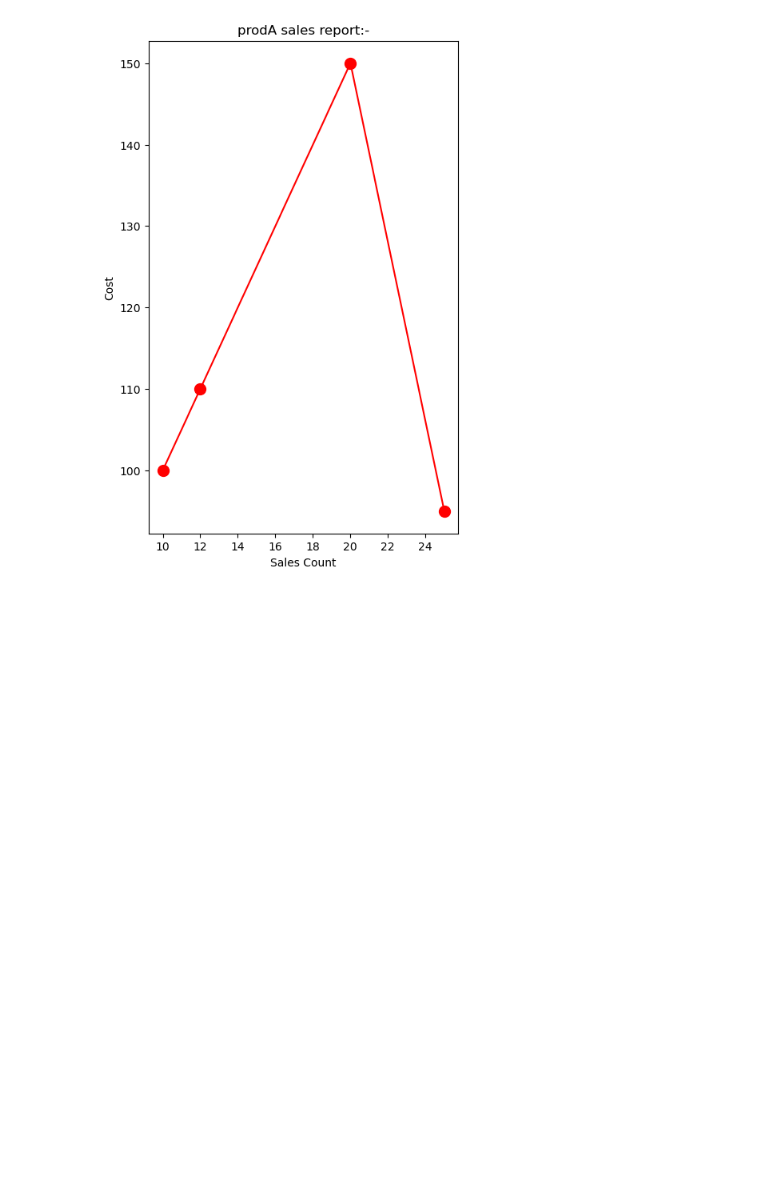
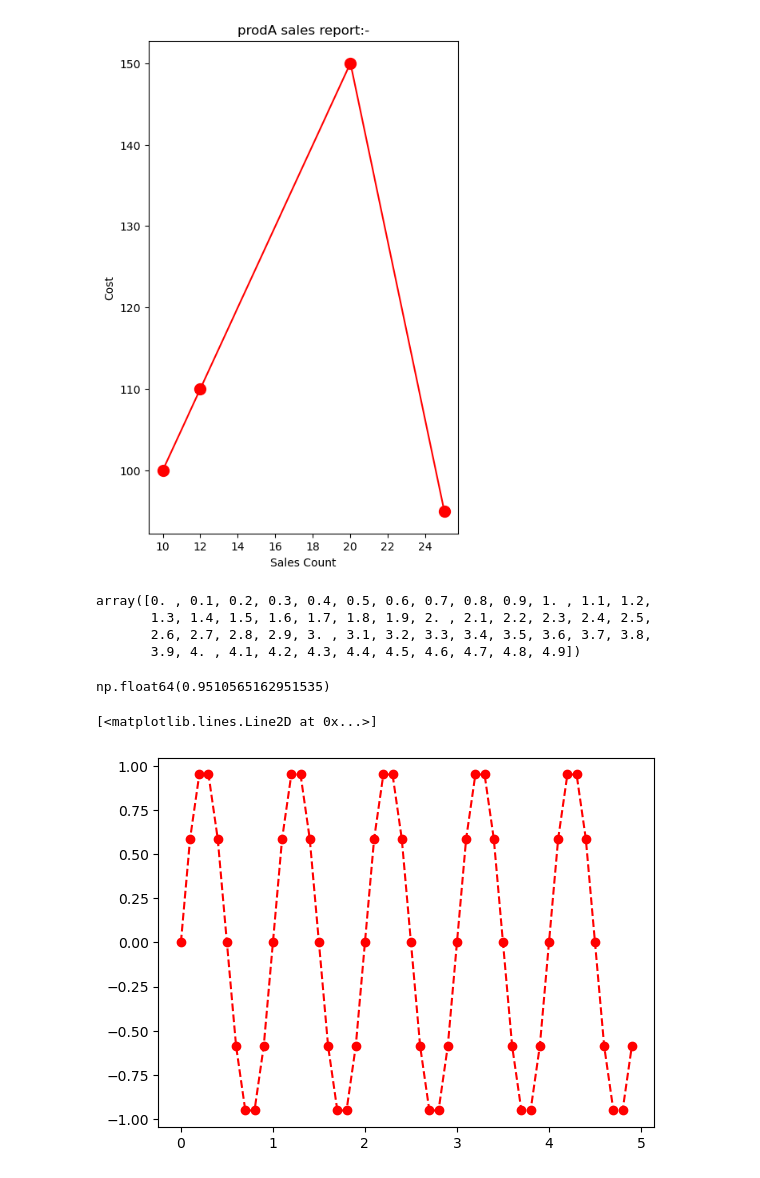
Before and after one commit to pakarthikstudent/DataEngineering__MLOps, a Jupyter notebook: DAY2/DE-2.ipynb, the cells around one changed output. Cells and saved outputs as stored; diff of their text form; code cells hidden in the pictures; blank space fills up the shorter version.

```diff
--- a/DAY2/DE-2.ipynb
+++ b/DAY2/DE-2.ipynb
@@ -245,3 +245,24 @@ plt.ylabel('Cost')
 # %% [output]
 Text(0, 0.5, 'Cost')
 [figure]
+# %%
+np.arange(0,5,0.1)
+# %% [output]
+array([0. , 0.1, 0.2, 0.3, 0.4, 0.5, 0.6, 0.7, 0.8, 0.9, 1. , 1.1, 1.2,
+       1.3, 1.4, 1.5, 1.6, 1.7, 1.8, 1.9, 2. , 2.1, 2.2, 2.3, 2.4, 2.5,
+       2.6, 2.7, 2.8, 2.9, 3. , 3.1, 3.2, 3.3, 3.4, 3.5, 3.6, 3.7, 3.8,
+       3.9, 4. , 4.1, 4.2, 4.3, 4.4, 4.5, 4.6, 4.7, 4.8, 4.9])
+# %%
+d = np.arange(0,5,0.1)
+# %%
+X = np.arange(0,5,0.1)
+np.sin(2*np.pi*0.2)
+# %% [output]
+np.float64(0.9510565162951535)
+# %%
+X = np.arange(0,5,0.1)
+Y = np.sin(2*np.pi*d)
+plt.plot(X,Y,'ro--')
+# %% [output]
+[<matplotlib.lines.Line2D at 0x...>]
+[figure, added]
```
Also changed, not shown: parts of 18 cells of this notebook.
